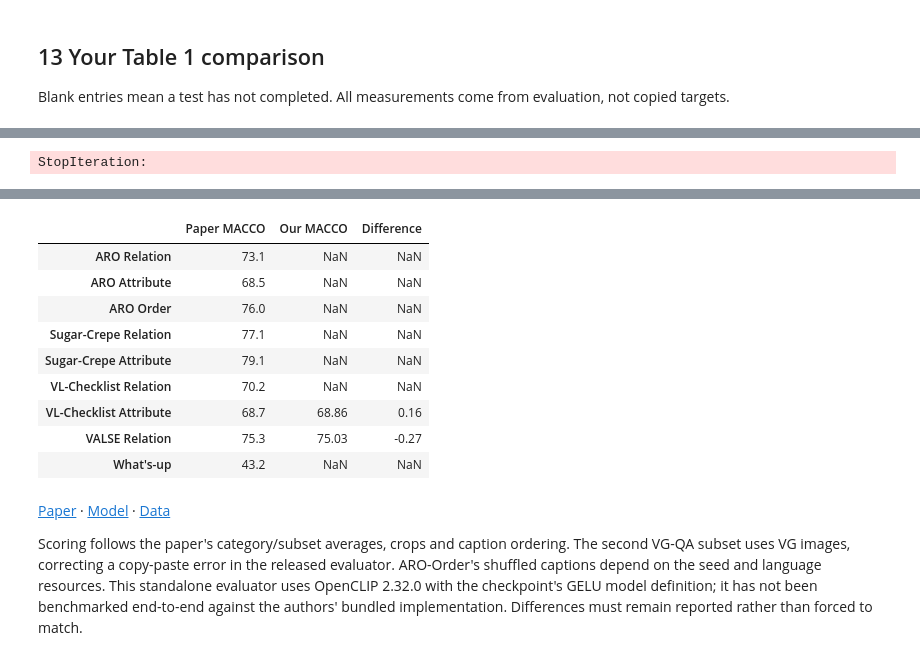
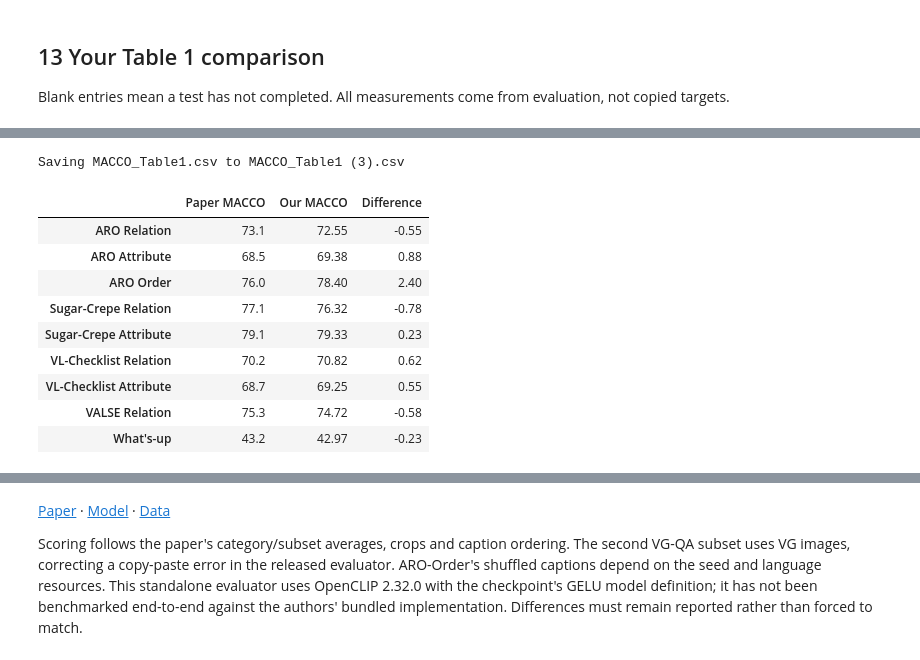
Before and after one commit to rifahnanjiba02-arch/vision-language-composition, a Jupyter notebook: scripts/MACCO_Table1_Evaluation.ipynb, the cells around one changed output, grey strips where cells are left out. Saved outputs shown, nothing was run; the diff lists cells and outputs as text; code cells hidden in the pictures.

Commit message:
Evaluate table 1

```diff
--- a/scripts/MACCO_Table1_Evaluation.ipynb
+++ b/scripts/MACCO_Table1_Evaluation.ipynb
@@ -662,20 +656,48 @@ VALSE Relation: 75.03
 Blank entries mean a test has not completed. All measurements come from evaluation, not copied targets.
 # %%
 from google.colab import files
+import pandas as pd
 
 today = pd.read_csv('/content/MACCO_Table1.csv', index_col=0)
+
 uploaded = files.upload()
 yesterday = pd.read_csv(next(iter(uploaded)), index_col=0)
 
+# Combine today's and yesterday's results
 combined = today.copy()
-combined['Our MACCO'] = today['Our MACCO'].combine_first(yesterday['Our MACCO'])
-combined['Difference'] = combined['Our MACCO'] - combined['Paper MACCO']
 
-results.update(combined['Our Fine-tuned MACCO'].dropna().to_dict())
+combined['Our MACCO'] = (
+    today['Our MACCO'].combine_first(yesterday['Our MACCO'])
+)
+
+# Calculate difference
+combined['Difference'] = (
+    combined['Our MACCO'] - combined['Paper MACCO']
+)
+
+# Update results only if the column exists
+if 'Our Fine-tuned MACCO' in combined.columns:
+    results.update(
+        combined['Our Fine-tuned MACCO'].dropna().to_dict()
+    )
+
+# Save updated table
 combined.to_csv('/content/MACCO_Table1.csv')
 
 display(combined.round(2))
+
 files.download('/content/MACCO_Table1.csv')
+files.download('/content/MACCO_Table1.csv')
 # %% [output]
 [interactive output not drawn]
-StopIteration:
+Saving MACCO_Table1.csv to MACCO_Table1 (3).csv
+|  | Paper MACCO | Our MACCO | Difference |
+| ARO Relation | 73.1 | 72.55 | -0.55 |
+| ARO Attribute | 68.5 | 69.38 | 0.88 |
+| ARO Order | 76.0 | 78.40 | 2.40 |
+| Sugar-Crepe Relation | 77.1 | 76.32 | -0.78 |
+| Sugar-Crepe Attribute | 79.1 | 79.33 | 0.23 |
+| VL-Checklist Relation | 70.2 | 70.82 | 0.62 |
+| VL-Checklist Attribute | 68.7 | 69.25 | 0.55 |
+| VALSE Relation | 75.3 | 74.72 | -0.58 |
+| What's-up | 43.2 | 42.97 | -0.23 |
@@ -682,18 +708,3 @@ StopIteration:
-# %%
-table1 = show_table()
-display(table1.round(2))
-table1.to_csv('/content/MACCO_Table1.csv')
-# %% [output]
-|  | Paper MACCO | Our MACCO | Difference |
-| ARO Relation | 73.1 | NaN | NaN |
-| ARO Attribute | 68.5 | NaN | NaN |
-| ARO Order | 76.0 | NaN | NaN |
-| Sugar-Crepe Relation | 77.1 | NaN | NaN |
-| Sugar-Crepe Attribute | 79.1 | NaN | NaN |
-| VL-Checklist Relation | 70.2 | NaN | NaN |
-| VL-Checklist Attribute | 68.7 | 68.86 | 0.16 |
-| VALSE Relation | 75.3 | 75.03 | -0.27 |
-| What's-up | 43.2 | NaN | NaN |
 # %% [markdown]
 [Paper](https://aclanthology.org/2026.acl-long.1490.pdf) · [Model](https://huggingface.co/hiker-lw/MACCO) · [Data](https://huggingface.co/datasets/hiker-lw/VL-Compositionality-Benchmarks)
 
```
Also changed, not shown: parts of 4 cells of this notebook.
